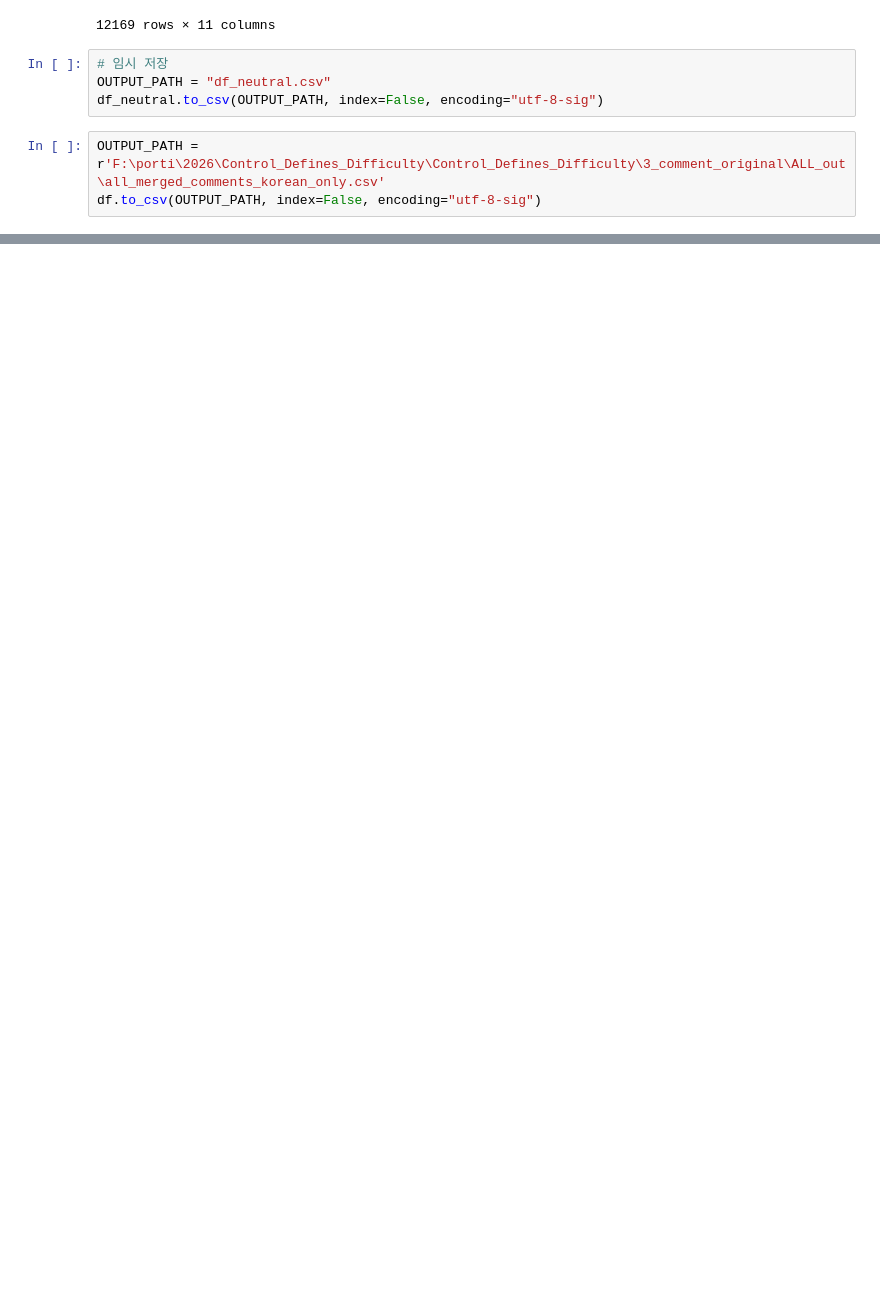
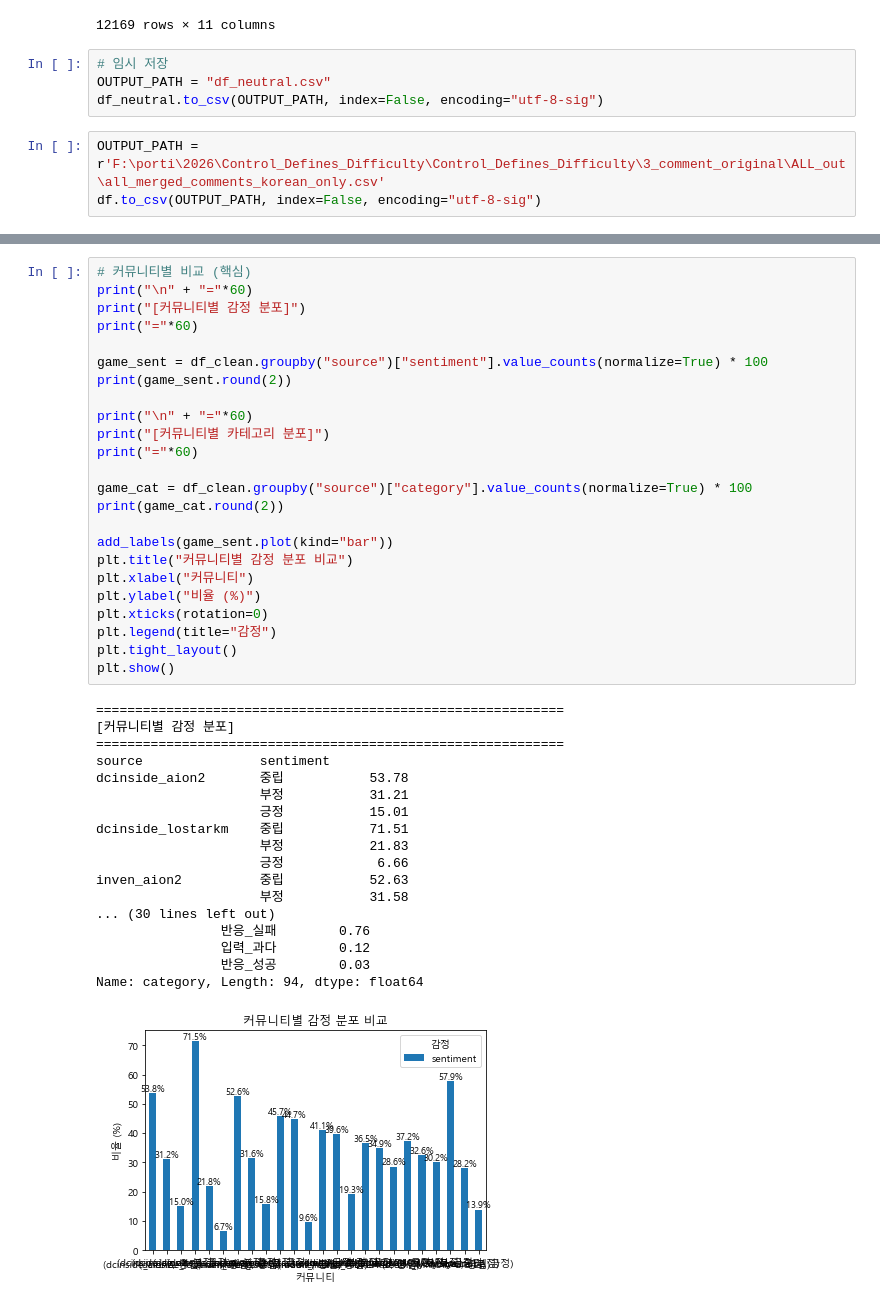
Before and after one commit to SsongSeta/Control_Defines_Difficulty, a Jupyter notebook: 1_code/01_4_EDA_comment.ipynb, the cells around one changed output, grey strips where cells are left out. Drawn from its saved outputs; the diff is of its cells as text; blank space fills up the shorter version.

```diff
--- a/1_code/01_4_EDA_comment.ipynb
+++ b/1_code/01_4_EDA_comment.ipynb
@@ -612,0 +819,43 @@ df.to_csv(OUTPUT_PATH, index=False, encoding="utf-8-sig")
+# %%
+# 커뮤니티별 비교 (핵심)
+print("\n" + "="*60)
+print("[커뮤니티별 감정 분포]")
+print("="*60)
+
+game_sent = df_clean.groupby("source")["sentiment"].value_counts(normalize=True) * 100
+print(game_sent.round(2))
+
+print("\n" + "="*60)
+print("[커뮤니티별 카테고리 분포]")
+print("="*60)
+
+game_cat = df_clean.groupby("source")["category"].value_counts(normalize=True) * 100
+print(game_cat.round(2))
+
+add_labels(game_sent.plot(kind="bar"))
+plt.title("커뮤니티별 감정 분포 비교")
+plt.xlabel("커뮤니티")
+plt.ylabel("비율 (%)")
+plt.xticks(rotation=0)
+plt.legend(title="감정")
+plt.tight_layout()
+plt.show()
+# %% [output]
+============================================================
+[커뮤니티별 감정 분포]
+============================================================
+source               sentiment
+dcinside_aion2       중립           53.78
+                     부정           31.21
+                     긍정           15.01
+dcinside_lostarkm    중립           71.51
+                     부정           21.83
+                     긍정            6.66
+inven_aion2          중립           52.63
+                     부정           31.58
+... (30 lines left out)
+                반응_실패        0.76
+                입력_과다        0.12
+                반응_성공        0.03
+Name: category, Length: 94, dtype: float64
+[figure, added]
```
Also changed, not shown: parts of 19 cells of this notebook.
